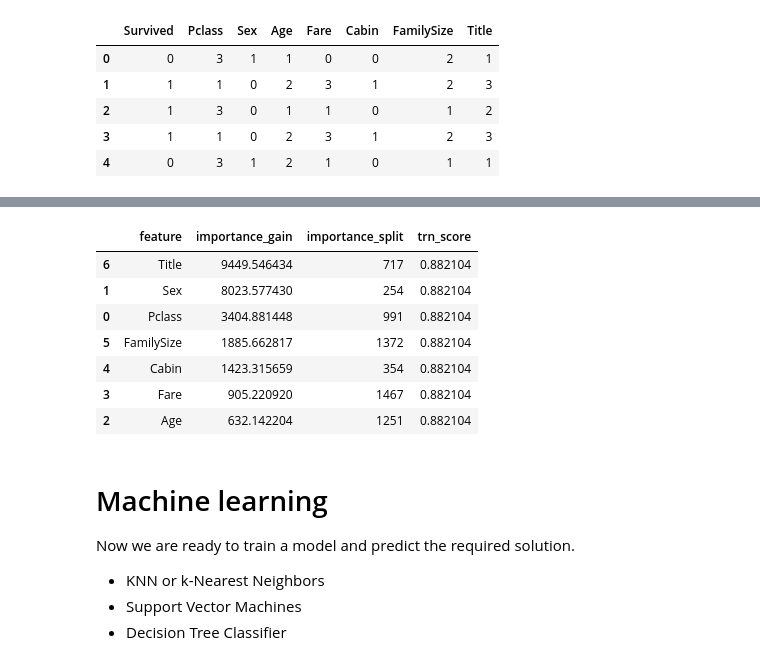
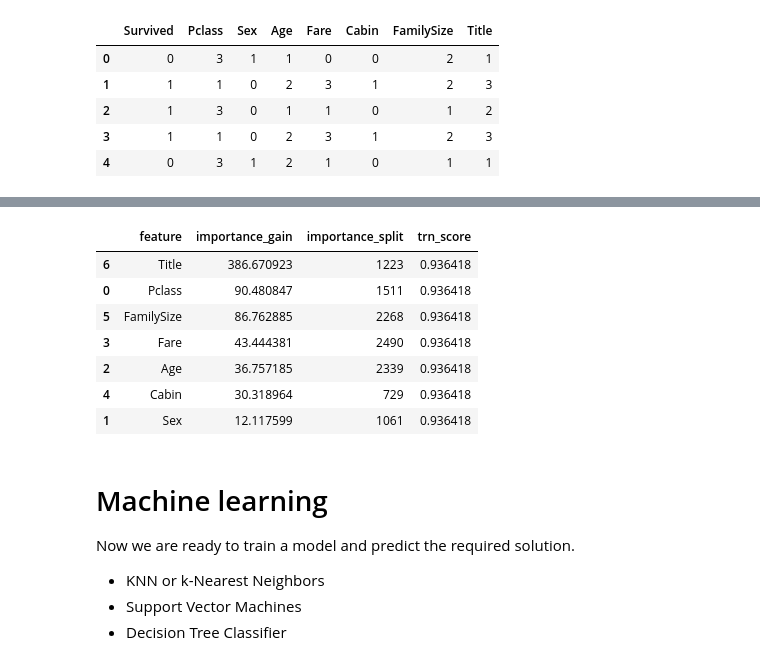
Before and after one commit to nhancv/nc-kaggle-ml, a Jupyter notebook: titanic/src/titanic-anomous.ipynb, the cells around one changed output, grey strips where cells are left out. Drawn from its saved outputs; the diff is of its cells as text; code cells hidden in the pictures.

```diff
--- a/titanic/src/titanic-anomous.ipynb
+++ b/titanic/src/titanic-anomous.ipynb
@@ -362,7 +450,7 @@ from sklearn.metrics import roc_auc_score
 from lightgbm import LGBMClassifier
 import lightgbm as lgb
 
-def get_feature_importances(data, shuffle=False, seed=None):
+def get_feature_importances(data):
     data = data.copy()
     target_col_name = 'Survived'
     not_features = [target_col_name, 'PassengerId']
@@ -370,24 +458,11 @@ def get_feature_importances(data, shuffle=False, seed=None):
     valid_data_feature = data.select_dtypes(exclude=['object', 'category'])
     train_features = [f for f in valid_data_feature if f not in not_features]
     # Go over fold and keep track of CV score (train and valid) and feature importances
-
-    # Shuffle target if required
     y = data[target_col_name].copy()
-    if shuffle:
-        # Here you could as well use a binomial distribution
-        y = data[target_col_name].copy().sample(frac=1.0)
-
     # Fit LightGBM in RF mode, yes it's quicker than sklearn RandomForest
     dtrain = lgb.Dataset(data[train_features], y, free_raw_data=False, silent=True)
     lgb_params = {
-        'objective': 'binary',
-        'boosting_type': 'rf',
-        'subsample': 0.623,
-        'colsample_bytree': 0.7,
-        'num_leaves': 127,
         'max_depth': 10,
-        'seed': seed,
-        'bagging_freq': 1,
         'n_jobs': 5
     }
 
@@ -451,16 +530,16 @@ train_df_clean.head()
 # %%
 # Get the actual importance, i.e. without shuffling
-actual_imp_df = get_feature_importances(data=train_df_clean, shuffle=False).sort_values(by='importance_gain', ascending=False)
+actual_imp_df = get_feature_importances(data=train_df_clean).sort_values(by='importance_gain', ascending=False)
 actual_imp_df.head(20)
 # %% [output]
 |  | feature | importance_gain | importance_split | trn_score |
-| 6 | Title | 9449.546434 | 717 | 0.882104 |
-| 1 | Sex | 8023.577430 | 254 | 0.882104 |
-| 0 | Pclass | 3404.881448 | 991 | 0.882104 |
-| 5 | FamilySize | 1885.662817 | 1372 | 0.882104 |
-| 4 | Cabin | 1423.315659 | 354 | 0.882104 |
-| 3 | Fare | 905.220920 | 1467 | 0.882104 |
-| 2 | Age | 632.142204 | 1251 | 0.882104 |
+| 6 | Title | 386.670923 | 1223 | 0.936418 |
+| 0 | Pclass | 90.480847 | 1511 | 0.936418 |
+| 5 | FamilySize | 86.762885 | 2268 | 0.936418 |
+| 3 | Fare | 43.444381 | 2490 | 0.936418 |
+| 2 | Age | 36.757185 | 2339 | 0.936418 |
+| 4 | Cabin | 30.318964 | 729 | 0.936418 |
+| 1 | Sex | 12.117599 | 1061 | 0.936418 |
 # %% [markdown]
 # Machine learning
 
```
Also changed, not shown: parts of 23 cells of this notebook, 1 other file.
